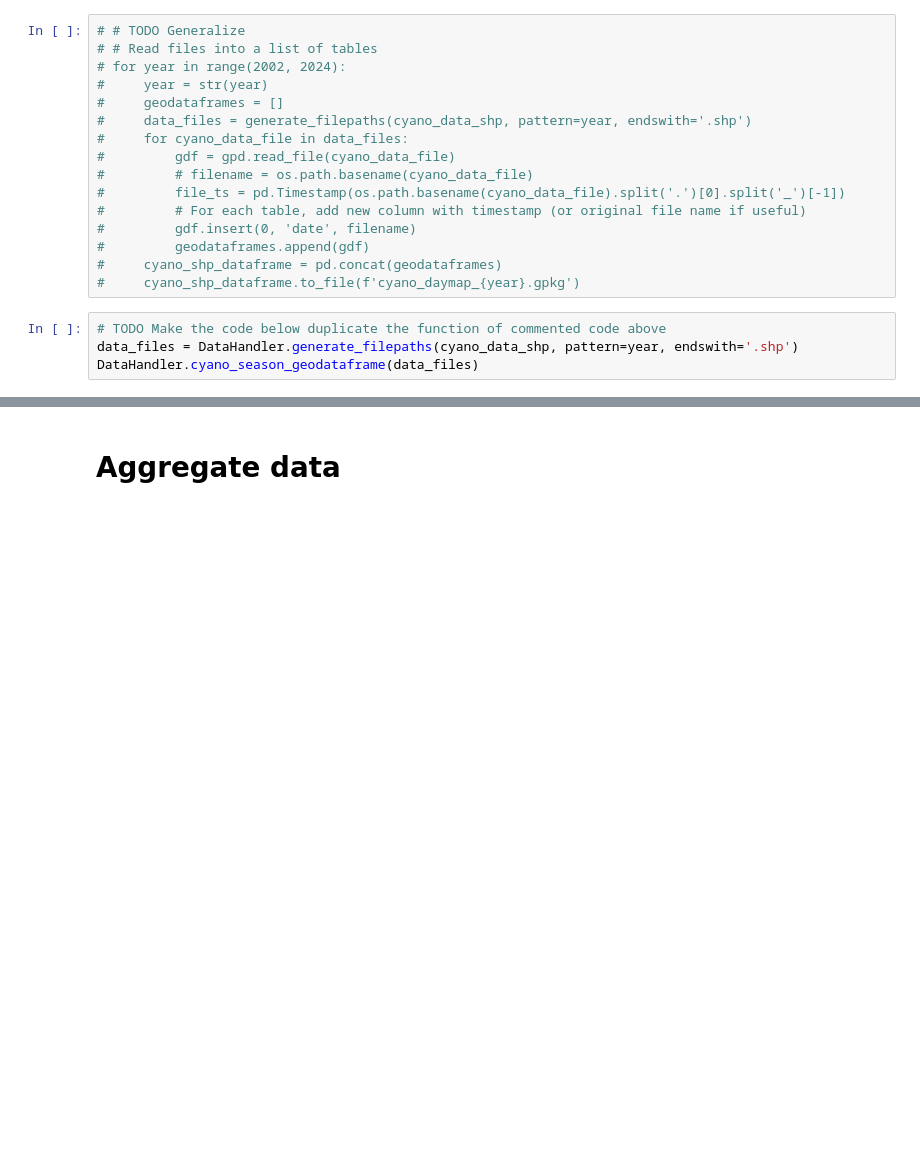
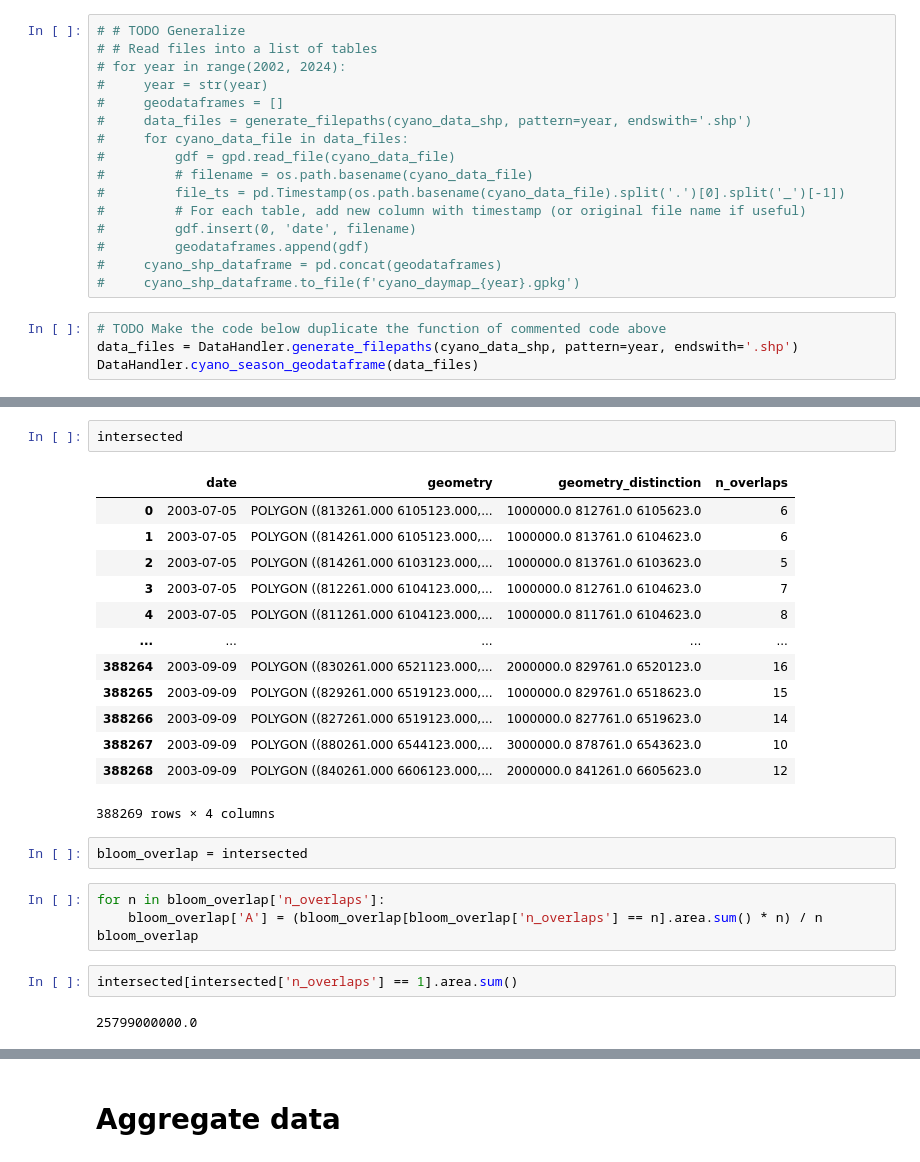
Before and after one commit to ChristofferOlssonSMHI/Satvis, a Jupyter notebook: src/satvistest/dataStructureTest.ipynb, the cells around one changed output, grey strips where cells are left out. Saved outputs shown, nothing was run; the diff lists cells and outputs as text; blank space fills up the shorter version.

```diff
--- a/src/satvistest/dataStructureTest.ipynb
+++ b/src/satvistest/dataStructureTest.ipynb
@@ -67,0 +148,26 @@ DataHandler.cyano_season_geodataframe(data_files)
+# %%
+intersected
+# %% [output]
+|  | date | geometry | geometry_distinction | n_overlaps |
+| 0 | 2003-07-05 | POLYGON ((813261.000 6105123.000,... | 1000000.0 812761.0 6105623.0 | 6 |
+| 1 | 2003-07-05 | POLYGON ((814261.000 6105123.000,... | 1000000.0 813761.0 6104623.0 | 6 |
+| 2 | 2003-07-05 | POLYGON ((814261.000 6103123.000,... | 1000000.0 813761.0 6103623.0 | 5 |
+| 3 | 2003-07-05 | POLYGON ((812261.000 6104123.000,... | 1000000.0 812761.0 6104623.0 | 7 |
+| 4 | 2003-07-05 | POLYGON ((811261.000 6104123.000,... | 1000000.0 811761.0 6104623.0 | 8 |
+| ... | ... | ... | ... | ... |
+| 388264 | 2003-09-09 | POLYGON ((830261.000 6521123.000,... | 2000000.0 829761.0 6520123.0 | 16 |
+| 388265 | 2003-09-09 | POLYGON ((829261.000 6519123.000,... | 1000000.0 829761.0 6518623.0 | 15 |
+| 388266 | 2003-09-09 | POLYGON ((827261.000 6519123.000,... | 1000000.0 827761.0 6519623.0 | 14 |
+| 388267 | 2003-09-09 | POLYGON ((880261.000 6544123.000,... | 3000000.0 878761.0 6543623.0 | 10 |
+| 388268 | 2003-09-09 | POLYGON ((840261.000 6606123.000,... | 2000000.0 841261.0 6605623.0 | 12 |
+388269 rows × 4 columns
+# %%
+bloom_overlap = intersected
+# %%
+for n in bloom_overlap['n_overlaps']:
+    bloom_overlap['A'] = (bloom_overlap[bloom_overlap['n_overlaps'] == n].area.sum() * n) / n
+bloom_overlap
+# %%
+intersected[intersected['n_overlaps'] == 1].area.sum()
+# %% [output]
+25799000000.0
```
Also changed, not shown: parts of 12 cells of this notebook.
